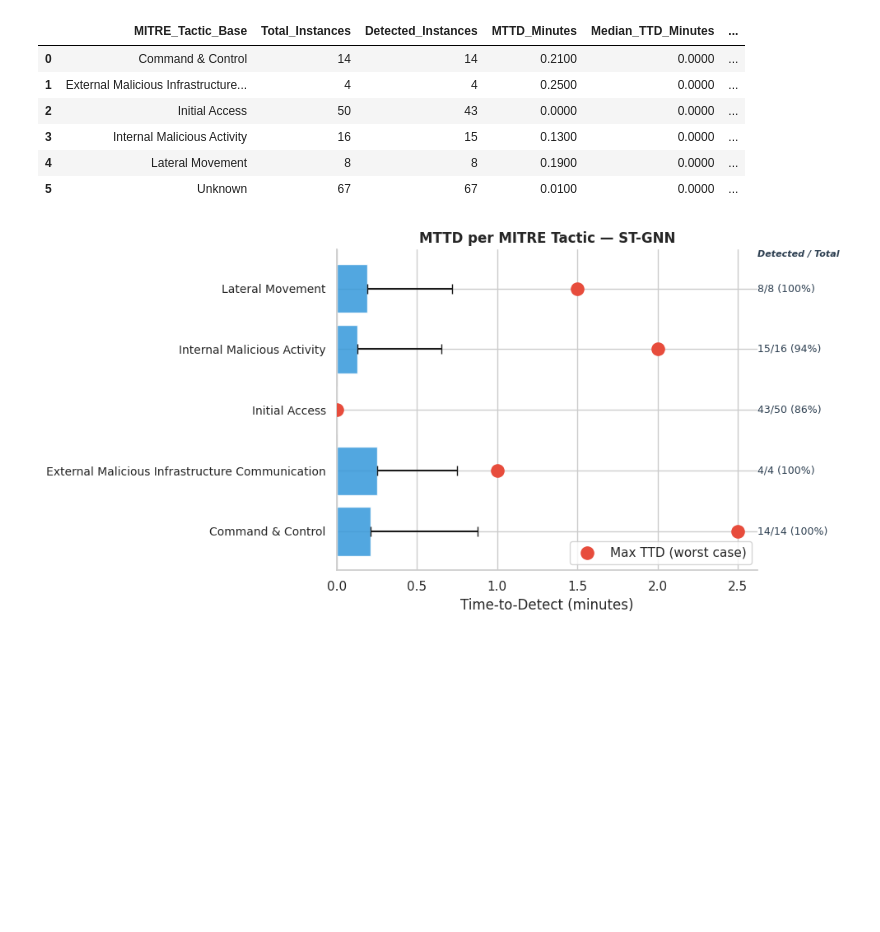
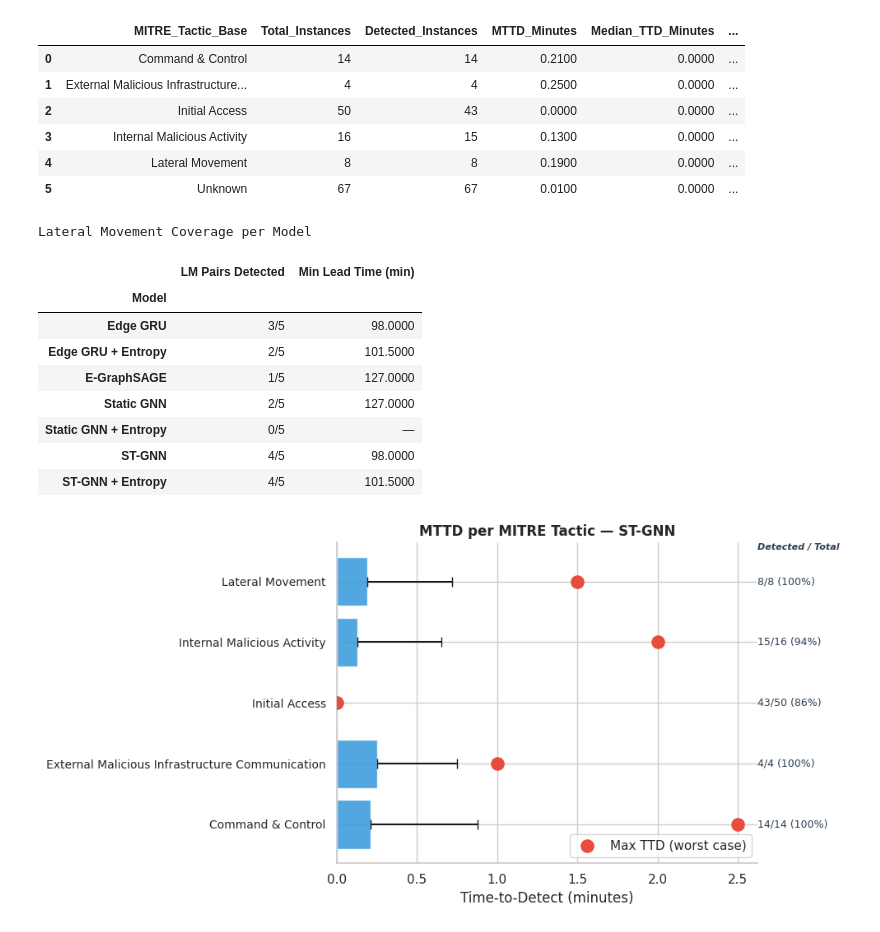
Before and after one commit to tatipar/temporalgnn-nids, a Jupyter notebook: code/python/notebook/mitre_comparison.ipynb, the cells around one changed output. Saved outputs shown, nothing was run; the diff lists cells and outputs as text; code cells hidden in the pictures; blank space fills up the shorter version.

```diff
--- a/code/python/notebook/mitre_comparison.ipynb
+++ b/code/python/notebook/mitre_comparison.ipynb
@@ -1073,6 +1067,60 @@ display(df_mttd)
 | 3 | Internal Malicious Activity | 16 | 15 | 0.1300 | 0.0000 | ... |
 | 4 | Lateral Movement | 8 | 8 | 0.1900 | 0.0000 | ... |
 | 5 | Unknown | 67 | 67 | 0.0100 | 0.0000 | ... |
+# %%
+# ── Lateral Movement coverage per model ──────────────────────────────────
+GT_LM_PAIRS = {
+    ('172.31.0.2',    '172.31.67.52'),
+    ('172.31.0.2',    '172.31.68.30'),
+    ('172.31.0.2',    '172.31.67.15'),
+    ('172.31.64.44',  '172.31.67.52'),
+    ('172.31.64.44',  '172.31.67.15'),   # the missed pair
+}
+
+rows = []
+for model_name in MODEL_ORDER:
+    df = dfs_t2[model_name]
+    df_tp = df[(df['y_real'] == 1) & (df['y_pred'] == 1)].copy()
+    lm_tp = df_tp[df_tp['MITRE_Tactic_Base'] == 'Lateral Movement']
+
+    detected_pairs = set(map(tuple, lm_tp[['Source_IP','Dest_IP']].drop_duplicates().values))
+    n_detected = len(detected_pairs & GT_LM_PAIRS)
+
+    # Min lead time: earliest first alert → earliest first LM window across all detected pairs
+    min_lead = None
+    for src, dst in detected_pairs & GT_LM_PAIRS:
+        pair_lm = lm_tp[(lm_tp['Source_IP'] == src) & (lm_tp['Dest_IP'] == dst)]
+        first_lm_idx = pair_lm['Graph_Window_Idx'].min()
+
+        prior = df_tp[
+            ((df_tp['Source_IP'].isin([src, dst])) | (df_tp['Dest_IP'].isin([src, dst]))) &
+            (df_tp['Graph_Window_Idx'] < first_lm_idx) &
+            (df_tp['MITRE_Tactic_Base'] != 'Unknown')
+        ]
+        if not prior.empty:
+            lead = (first_lm_idx - prior['Graph_Window_Idx'].min()) * 30 / 60
+            min_lead = lead if min_lead is None else min(min_lead, lead)
+
+    rows.append({
+        'Model':               model_name,
+        'LM Pairs Detected':   f'{n_detected}/5',
+        'Min Lead Time (min)': round(min_lead, 1) if min_lead is not None else '—',
+    })
+
+df_lm_compare = pd.DataFrame(rows).set_index('Model')
+print('Lateral Movement Coverage per Model')
+display(df_lm_compare)
+# %% [output]
+Lateral Movement Coverage per Model
+|  | LM Pairs Detected | Min Lead Time (min) |
+| Model |  |  |
+| Edge GRU | 3/5 | 98.0000 |
+| Edge GRU + Entropy | 2/5 | 101.5000 |
+| E-GraphSAGE | 1/5 | 127.0000 |
+| Static GNN | 2/5 | 127.0000 |
+| Static GNN + Entropy | 0/5 | — |
+| ST-GNN | 4/5 | 98.0000 |
+| ST-GNN + Entropy | 4/5 | 101.5000 |
 # %%
 # ── MTTD bar chart with Max TTD and Instance Detection Rate ──────────────
 df_plot = df_mttd[df_mttd['MITRE_Tactic_Base'] != 'Unknown'].sort_values('Real_Start_Minute').copy()
```
Also changed, not shown: parts of 1 cell of this notebook.
